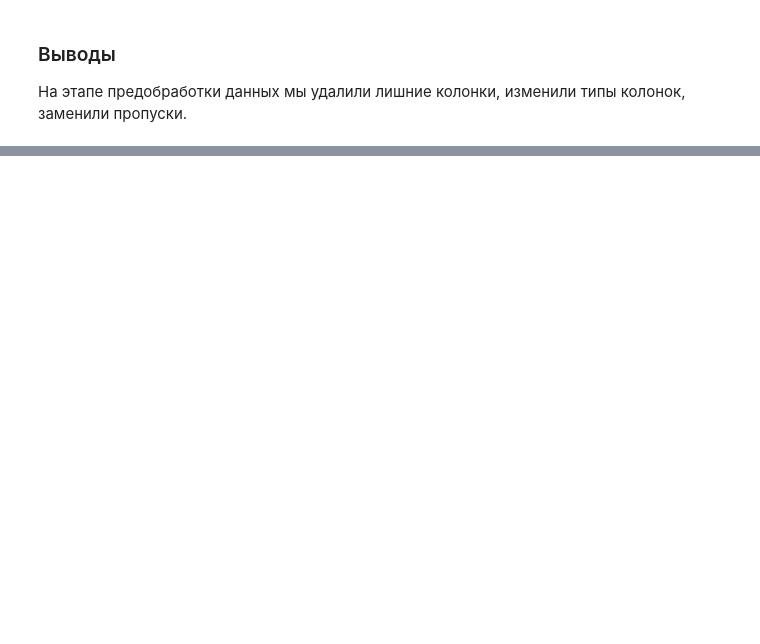
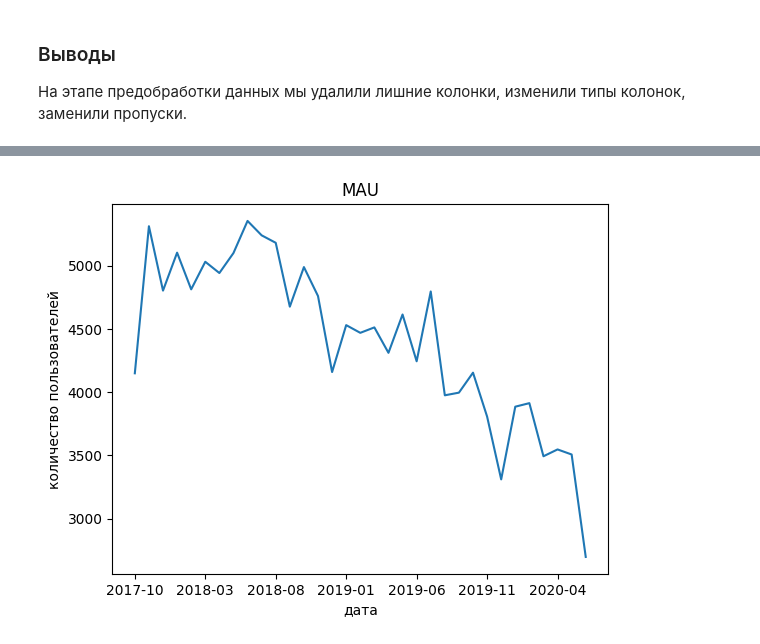
Before and after one commit to dkolesov95/exploratory_data_analysis, a Jupyter notebook: zomato_database/zomato.ipynb, the cells around one changed output, grey strips where cells are left out. Cells and saved outputs as stored; diff of their text form; code cells hidden in the pictures; blank space fills up the shorter version.

```diff
--- a/zomato_database/zomato.ipynb
+++ b/zomato_database/zomato.ipynb
@@ -508,0 +595,19 @@ users = users.drop('Unnamed: 0', axis=1)
+# %%
+# посмотрим общий график метрики MAU от начала и до конца
+
+fig, ax = plt.subplots()
+
+orders['year_month'] = orders.order_date.dt.strftime('%Y-%m')
+mau = orders.groupby('year_month').nunique()['user_id']
+
+ax.plot(mau)
+
+plt.title('MAU')
+plt.xlabel('дата')
+plt.ylabel('количество пользователей')
+
+plt.xticks(ax.get_xticks()[::5])
+
+plt.show;
+# %% [output]
+[figure, added]
```
Also changed, not shown: parts of 19 cells of this notebook.
